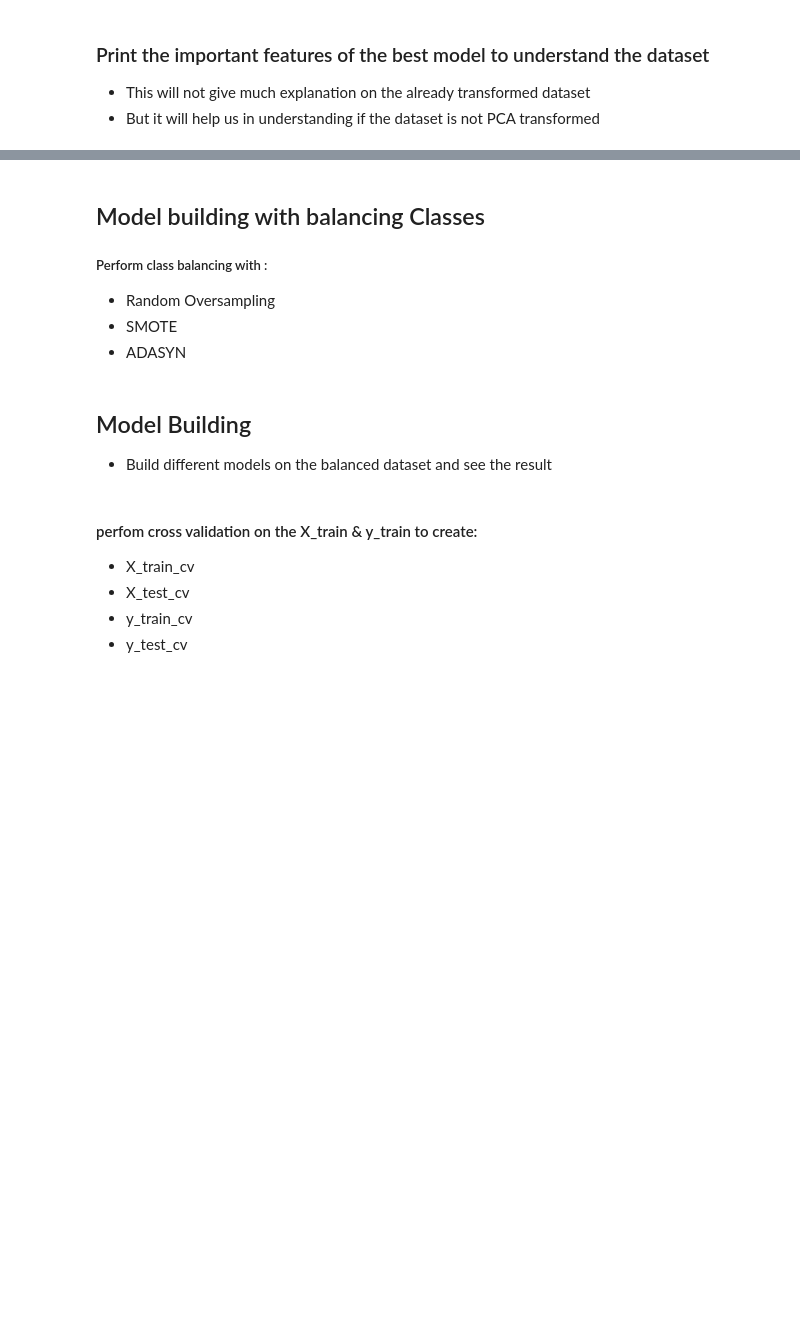
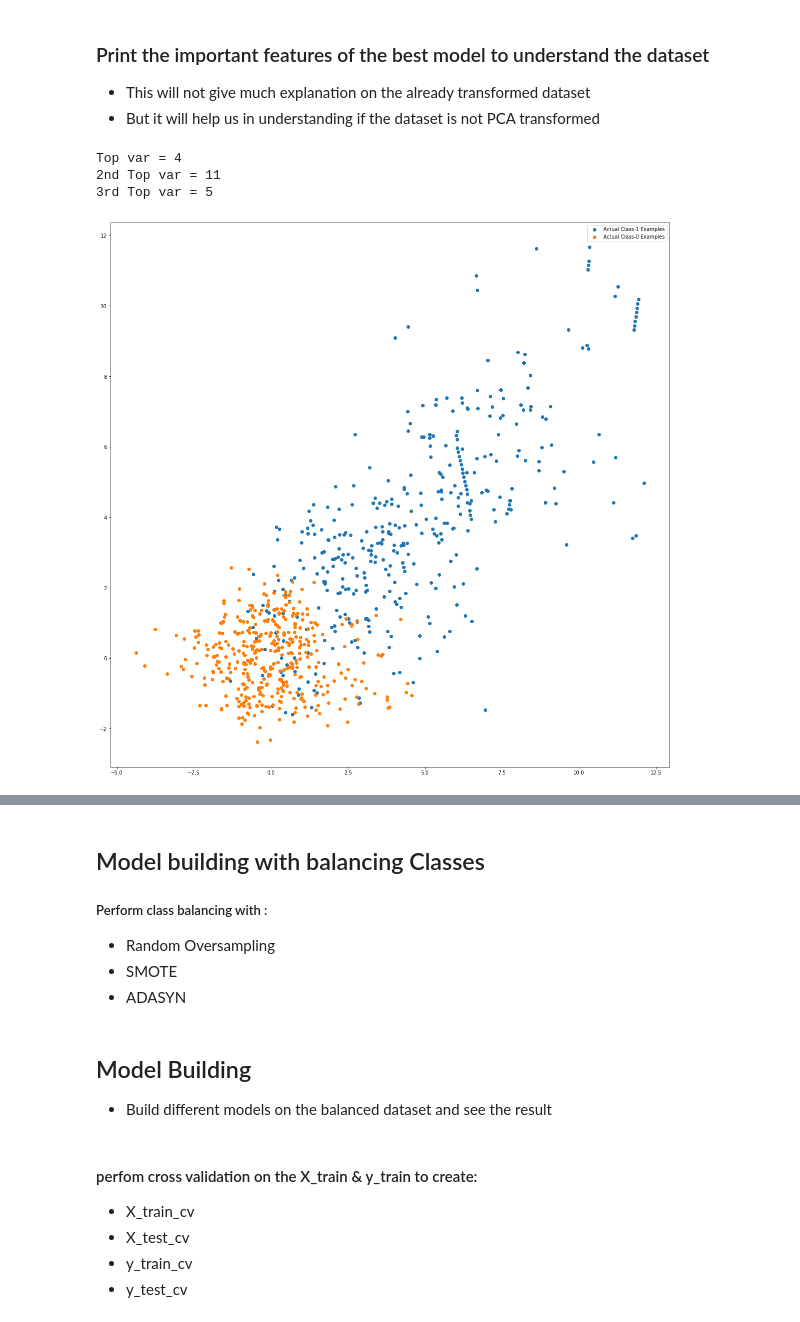
Before and after one commit to RahulAgre/CC_FraudDetection_Capstone, a Jupyter notebook: Credit_card_fraud_detection_CapstoneProject.ipynb, the cells around one changed output, grey strips where cells are left out. Saved outputs shown, nothing was run; the diff lists cells and outputs as text; code cells hidden in the pictures; blank space fills up the shorter version.

Commit message:
Printing important features impacting the predictions

```diff
--- a/Credit_card_fraud_detection_CapstoneProject.ipynb
+++ b/Credit_card_fraud_detection_CapstoneProject.ipynb
@@ -1191,23 +1191,26 @@ searchCV_l2 = linear_model.LogisticRegressionCV(
           ,tol=10
       )
 
-# fit the model on the train data.
-searchCV_l2.fit(X_train, y_train)
-print ('Max auc_roc for l2:', searchCV_l2.scores_[1].mean(axis=0).max())
+clf = searchCV_l2  #initialise the model with optimum hyperparameters
+clf.fit(X_train, y_train)
+
+#print the evaluation score on the X_test by choosing the best evaluation metric
+
+print ('Max auc_roc for l2:', clf.scores_[1].mean(axis=0).max())
 
 
 print("Parameters for l2 regularisations")
-print(searchCV_l2.coef_)
-print(searchCV_l2.intercept_)
-print(searchCV_l2.scores_)
+print(clf.coef_)
+print(clf.intercept_)
+print(clf.scores_)
 
 
-#find predicted vallues
-y_pred_l2 = searchCV_l2.predict(X_test)
+#Calculating predicted values
+y_pred_l2 = clf.predict(X_test)
 
 
-#Find predicted probabilities
-y_pred_probs_l2 = searchCV_l2.predict_proba(X_test)[:,1]
+#Calculating predicted probabilities
+y_pred_probs_l2 = clf.predict_proba(X_test)[:,1]
 
 
 # Accuaracy of L2/L1 models
@@ -1226,33 +1247,35 @@ print("l2 threshold: {0}".format(threshold))
-# %%
-clf = ___  #initialise the model with optimum hyperparameters
-clf.fit(X_train, y_train)
-print --> #print the evaluation score on the X_test by choosing the best evaluation metric
 # %% [markdown]
 ### Print the important features of the best model to understand the dataset
 - This will not give much explanation on the already transformed dataset
 - But it will help us in understanding if the dataset is not PCA transformed
 # %%
 var_imp = []
-for i in clf.feature_importances_:
+for i in clf.coef_[0]:
     var_imp.append(i)
-print('Top var =', var_imp.index(np.sort(clf.feature_importances_)[-1])+1)
-print('2nd Top var =', var_imp.index(np.sort(clf.feature_importances_)[-2])+1)
-print('3rd Top var =', var_imp.index(np.sort(clf.feature_importances_)[-3])+1)
+print('Top var =', var_imp.index(np.sort(clf.coef_[0])[-1])+1)
+print('2nd Top var =', var_imp.index(np.sort(clf.coef_[0])[-2])+1)
+print('3rd Top var =', var_imp.index(np.sort(clf.coef_[0])[-3])+1)
 
 # Variable on Index-16 and Index-13 seems to be the top 2 variables
-top_var_index = var_imp.index(np.sort(clf.feature_importances_)[-1])
-second_top_var_index = var_imp.index(np.sort(clf.feature_importances_)[-2])
+top_var_index = var_imp.index(np.sort(clf.coef_[0])[-1])
+second_top_var_index = var_imp.index(np.sort(clf.coef_[0])[-2])
 
 X_train_1 = X_train.to_numpy()[np.where(y_train==1.0)]
 X_train_0 = X_train.to_numpy()[np.where(y_train==0.0)]
 
 np.random.shuffle(X_train_0)
 
 import matplotlib.pyplot as plt
 %matplotlib inline
 plt.rcParams['figure.figsize'] = [20, 20]
 
 plt.scatter(X_train_1[:, top_var_index], X_train_1[:, second_top_var_index], label='Actual Class-1 Examples')
 plt.scatter(X_train_0[:X_train_1.shape[0], top_var_index], X_train_0[:X_train_1.shape[0], second_top_var_index],
             label='Actual Class-0 Examples')
 plt.legend()
+plt.show()
+# %% [output]
+Top var = 4
+2nd Top var = 11
+3rd Top var = 5
+[figure, added]
```
Also changed, not shown: parts of 3 cells of this notebook.
